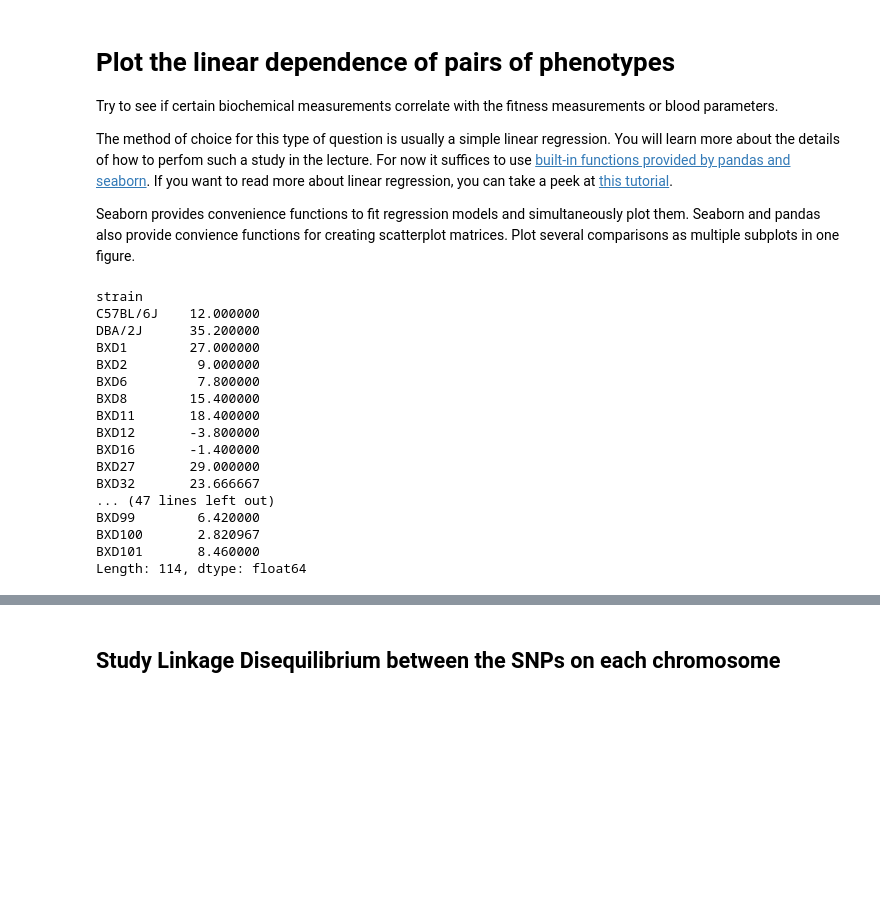
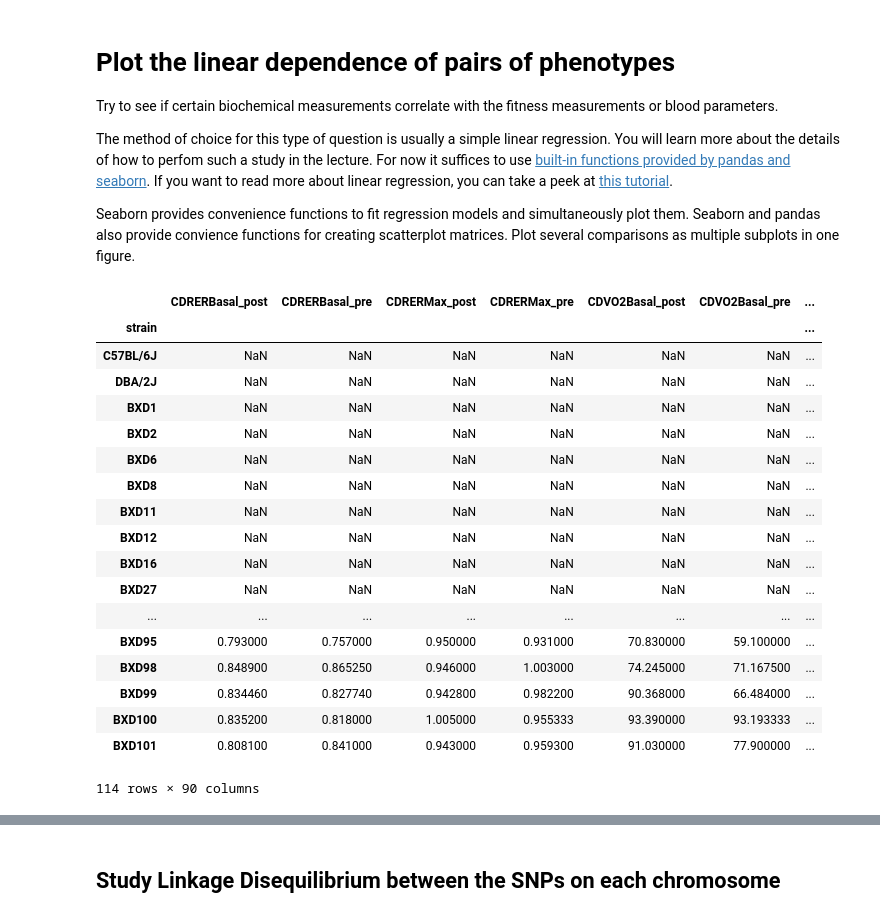
Before and after one commit to Osrip/Integrated_Bioinformatics, a Jupyter notebook: IntegratedBioinformatics/notebooks/Day2_Exploratory_Analysis.ipynb, the cells around one changed output, grey strips where cells are left out. Cells and saved outputs as stored; diff of their text form; code cells hidden in the pictures; blank space fills up the shorter version.

```diff
--- a/IntegratedBioinformatics/notebooks/Day2_Exploratory_Analysis.ipynb
+++ b/IntegratedBioinformatics/notebooks/Day2_Exploratory_Analysis.ipynb
@@ -566,26 +566,29 @@ The method of choice for this type of question is usually a simple linear regres
 Seaborn provides convenience functions to fit regression models and simultaneously plot them. Seaborn and pandas also provide convience functions for creating scatterplot matrices. Plot several comparisons as multiple subplots in one figure.
 # %%
 #dict('VO2' = VO2, 'run' = run)
-both_df = pd.concat([VO2, run])
+#both_df = pd.concat([VO2, run])
+both_df = pd.concat([active_df, VO2_df])
 both_df
 # %% [output]
+|  | CDRERBasal_post | CDRERBasal_pre | CDRERMax_post | CDRERMax_pre | CDVO2Basal_post | CDVO2Basal_pre | ... |
+| strain |  |  |  |  |  |  | ... |
+| C57BL/6J | NaN | NaN | NaN | NaN | NaN | NaN | ... |
+| DBA/2J | NaN | NaN | NaN | NaN | NaN | NaN | ... |
+| BXD1 | NaN | NaN | NaN | NaN | NaN | NaN | ... |
+| BXD2 | NaN | NaN | NaN | NaN | NaN | NaN | ... |
+| BXD6 | NaN | NaN | NaN | NaN | NaN | NaN | ... |
+| BXD8 | NaN | NaN | NaN | NaN | NaN | NaN | ... |
+| BXD11 | NaN | NaN | NaN | NaN | NaN | NaN | ... |
+| BXD12 | NaN | NaN | NaN | NaN | NaN | NaN | ... |
+| BXD16 | NaN | NaN | NaN | NaN | NaN | NaN | ... |
+| BXD27 | NaN | NaN | NaN | NaN | NaN | NaN | ... |
+| ... | ... | ... | ... | ... | ... | ... | ... |
+| BXD95 | 0.793000 | 0.757000 | 0.950000 | 0.931000 | 70.830000 | 59.100000 | ... |
+| BXD98 | 0.848900 | 0.865250 | 0.946000 | 1.003000 | 74.245000 | 71.167500 | ... |
+| BXD99 | 0.834460 | 0.827740 | 0.942800 | 0.982200 | 90.368000 | 66.484000 | ... |
+| BXD100 | 0.835200 | 0.818000 | 1.005000 | 0.955333 | 93.390000 | 93.193333 | ... |
+| BXD101 | 0.808100 | 0.841000 | 0.943000 | 0.959300 | 91.030000 | 77.900000 | ... |
-strain
-C57BL/6J    12.000000
-DBA/2J      35.200000
-BXD1        27.000000
-BXD2         9.000000
-BXD6         7.800000
-BXD8        15.400000
-BXD11       18.400000
-BXD12       -3.800000
-BXD16       -1.400000
-BXD27       29.000000
-BXD32       23.666667
-... (47 lines left out)
-BXD99        6.420000
-BXD100       2.820967
-BXD101       8.460000
-Length: 114, dtype: float64
+114 rows × 90 columns
 # %%
 print(xls.keys())
 VO2_df = xls['VO2Max']
```
Also changed, not shown: parts of 2 cells of this notebook.
